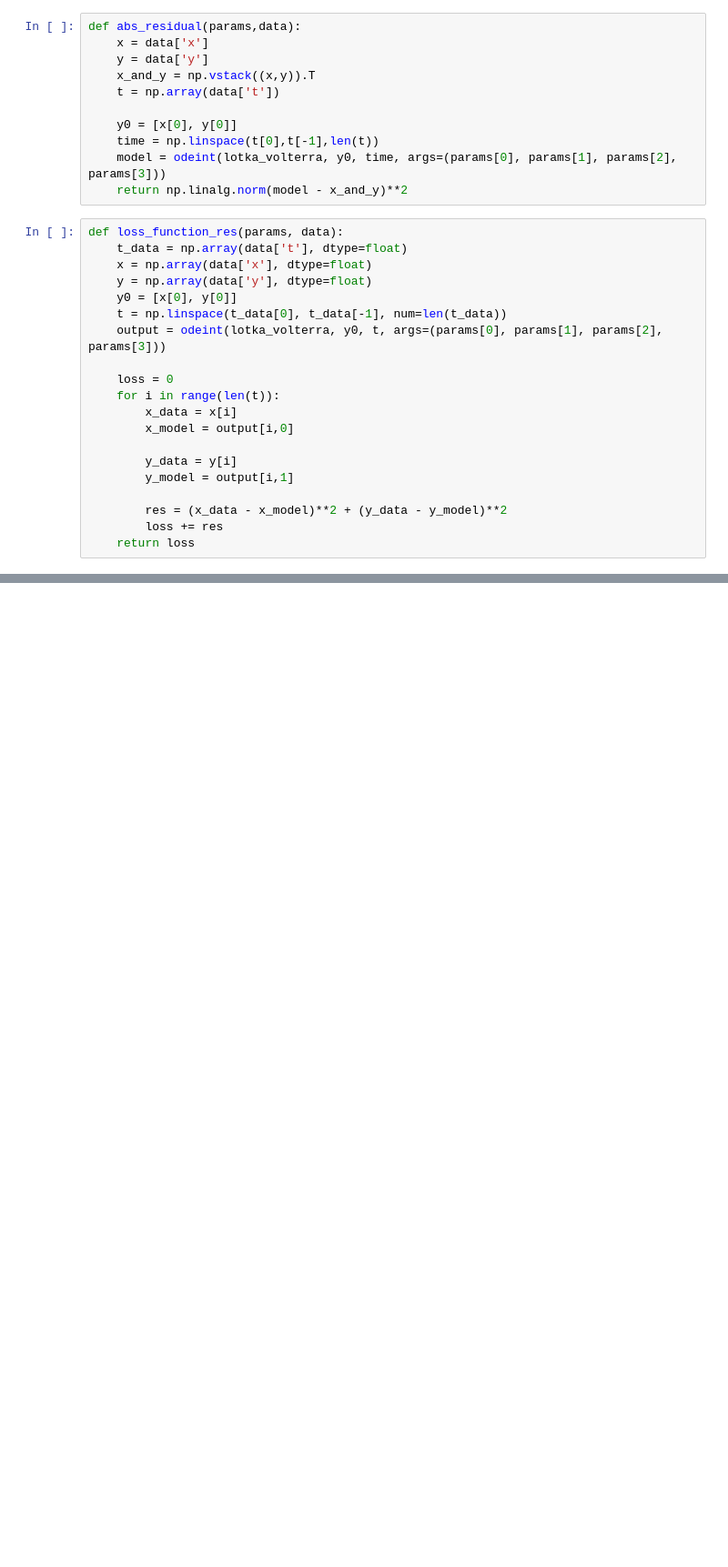
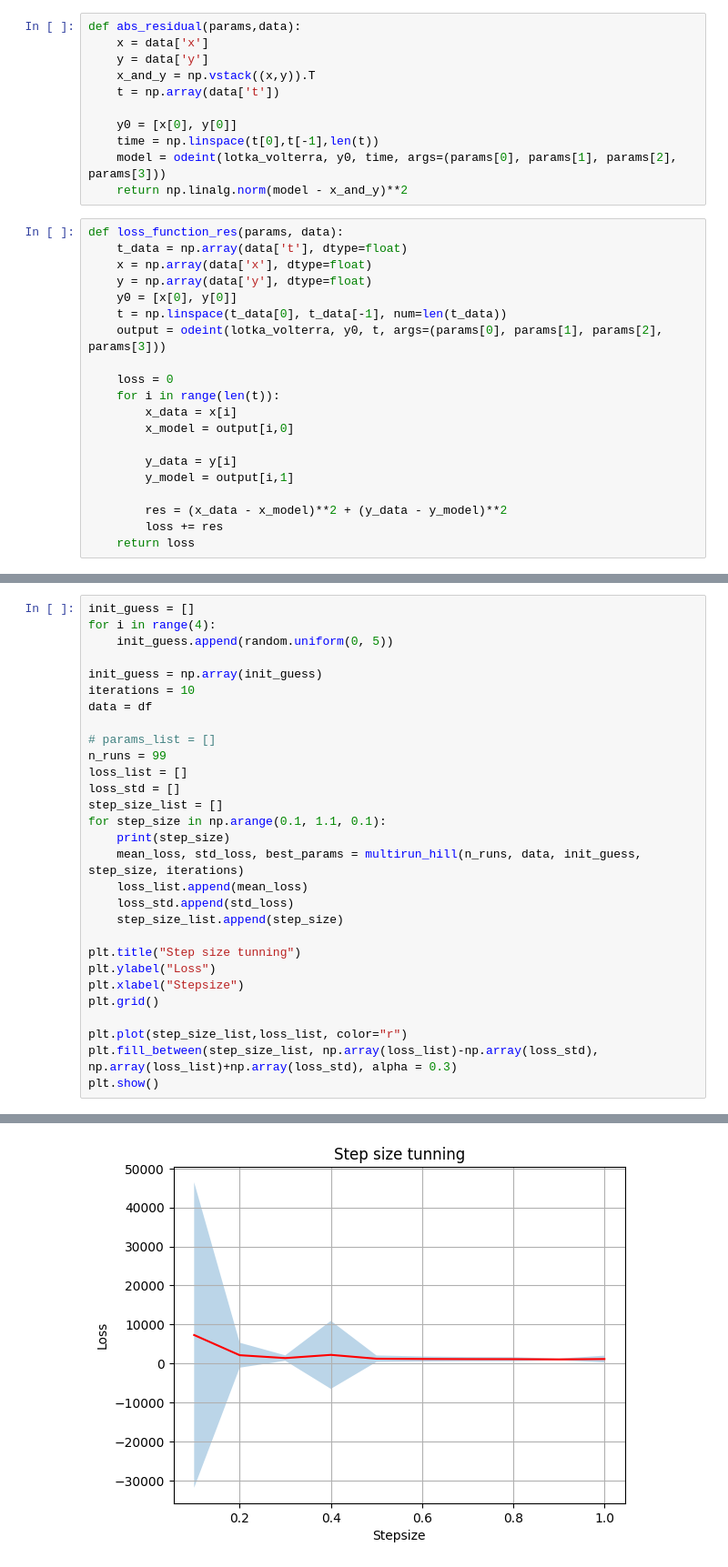
Before and after one commit to estherlb/stochastic_3, a Jupyter notebook: Reverse-Engineering Predator-Prey System/hillclimber.ipynb, the cells around one changed output, grey strips where cells are left out. Shown: that part at 91% size. Saved outputs shown, nothing was run; the diff lists cells and outputs as text; blank space fills up the shorter version.

```diff
--- a/Reverse-Engineering Predator-Prey System/hillclimber.ipynb
+++ b/Reverse-Engineering Predator-Prey System/hillclimber.ipynb
@@ -132,0 +140,30 @@ plt.show()
+# %%
+init_guess = []
+for i in range(4):
+    init_guess.append(random.uniform(0, 5))
+
+init_guess = np.array(init_guess)
+iterations = 10
+data = df
+
+# params_list = []
+n_runs = 99
+loss_list = []
+loss_std = []
+step_size_list = []
+for step_size in np.arange(0.1, 1.1, 0.1):
+    print(step_size)
+    mean_loss, std_loss, best_params = multirun_hill(n_runs, data, init_guess, step_size, iterations)
+    loss_list.append(mean_loss)
+    loss_std.append(std_loss)
+    step_size_list.append(step_size)
+
+plt.title("Step size tunning")
+plt.ylabel("Loss")
+plt.xlabel("Stepsize")
+plt.grid()
+
+plt.plot(step_size_list,loss_list, color="r")
+plt.fill_between(step_size_list, np.array(loss_list)-np.array(loss_std), np.array(loss_list)+np.array(loss_std), alpha = 0.3)
+plt.show()
+# %% [output]
@@ -132,0 +187 @@ plt.show()
+[figure, added]
```
Also changed, not shown: parts of 8 cells of this notebook.
